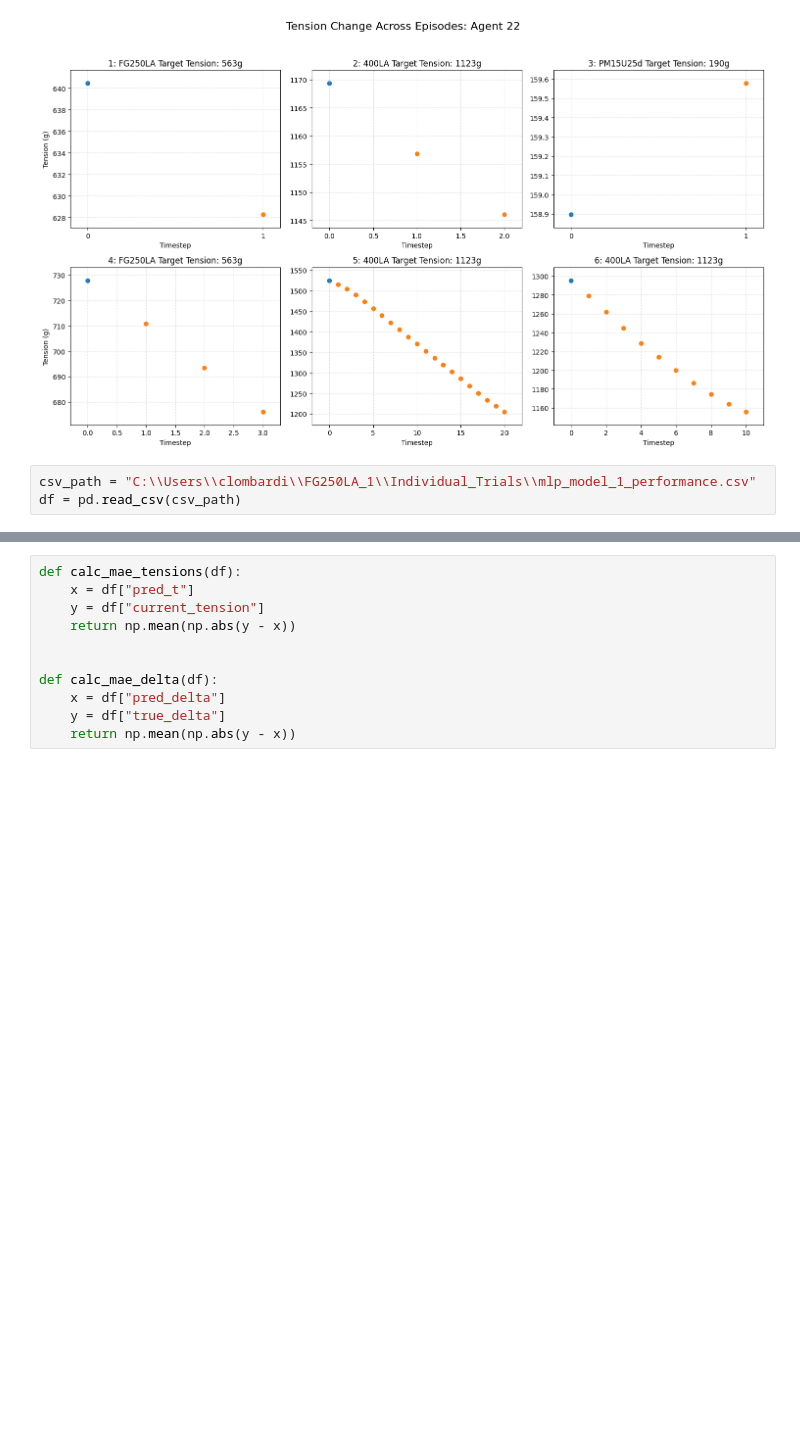
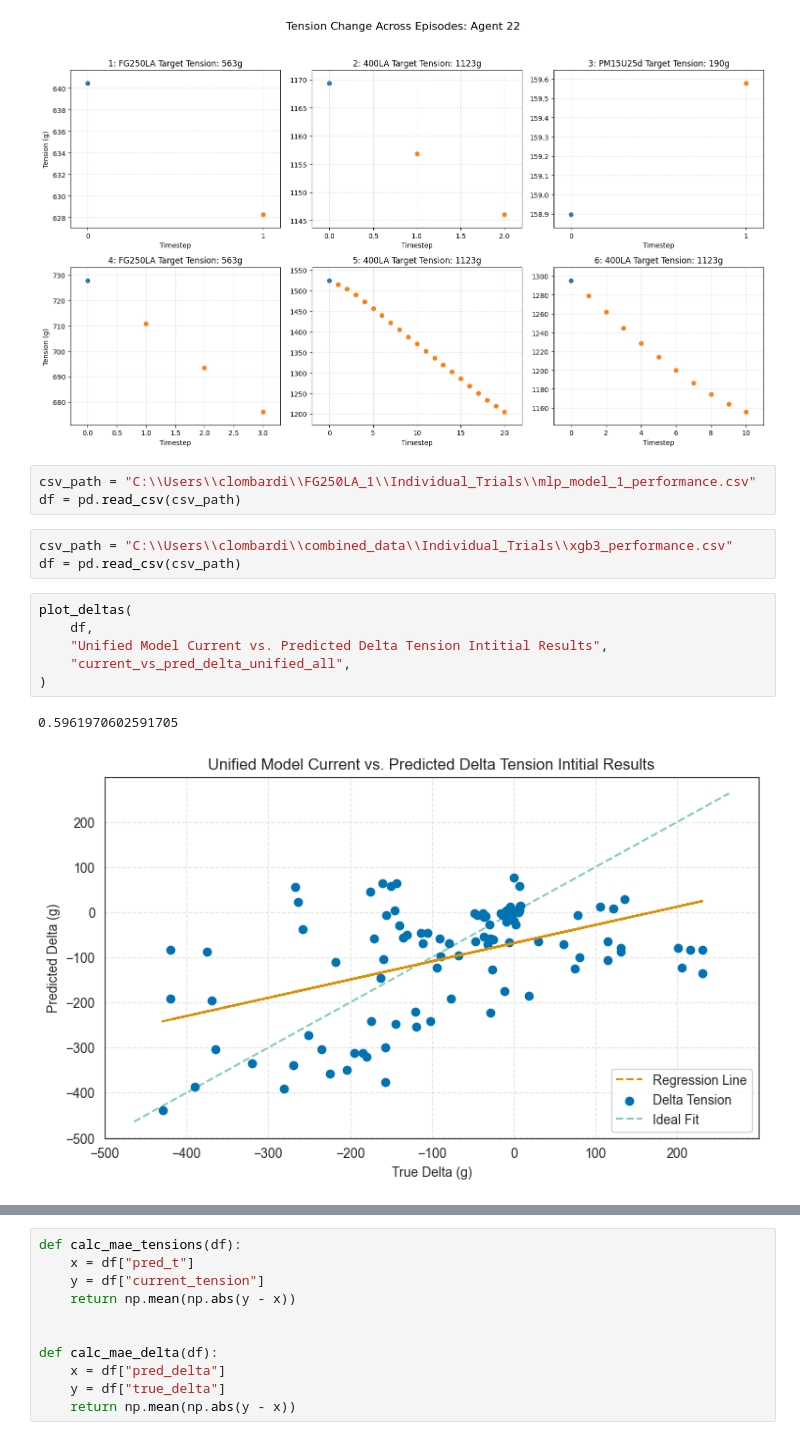
Before and after one commit to c-lombardi23/FOCAL, a Jupyter notebook: notebooks/Abalation_Study.ipynb, the cells around one changed output, grey strips where cells are left out. Saved outputs shown, nothing was run; the diff lists cells and outputs as text; blank space fills up the shorter version.

```diff
--- a/notebooks/Abalation_Study.ipynb
+++ b/notebooks/Abalation_Study.ipynb
@@ -150,3 +150,15 @@ plot_func(df, figsize=(15, 9), episode_range=(1, 7), agent_number=22)
 # %%
 csv_path = "C:\\Users\\clombardi\\FG250LA_1\\Individual_Trials\\mlp_model_1_performance.csv"
 df = pd.read_csv(csv_path)
+# %%
+csv_path = "C:\\Users\\clombardi\\combined_data\\Individual_Trials\\xgb3_performance.csv"
+df = pd.read_csv(csv_path)
+# %%
+plot_deltas(
+    df,
+    "Unified Model Current vs. Predicted Delta Tension Intitial Results",
+    "current_vs_pred_delta_unified_all",
+)
+# %% [output]
+0.5961970602591705
+[figure, added]
```
Also changed, not shown: parts of 2 cells of this notebook.
